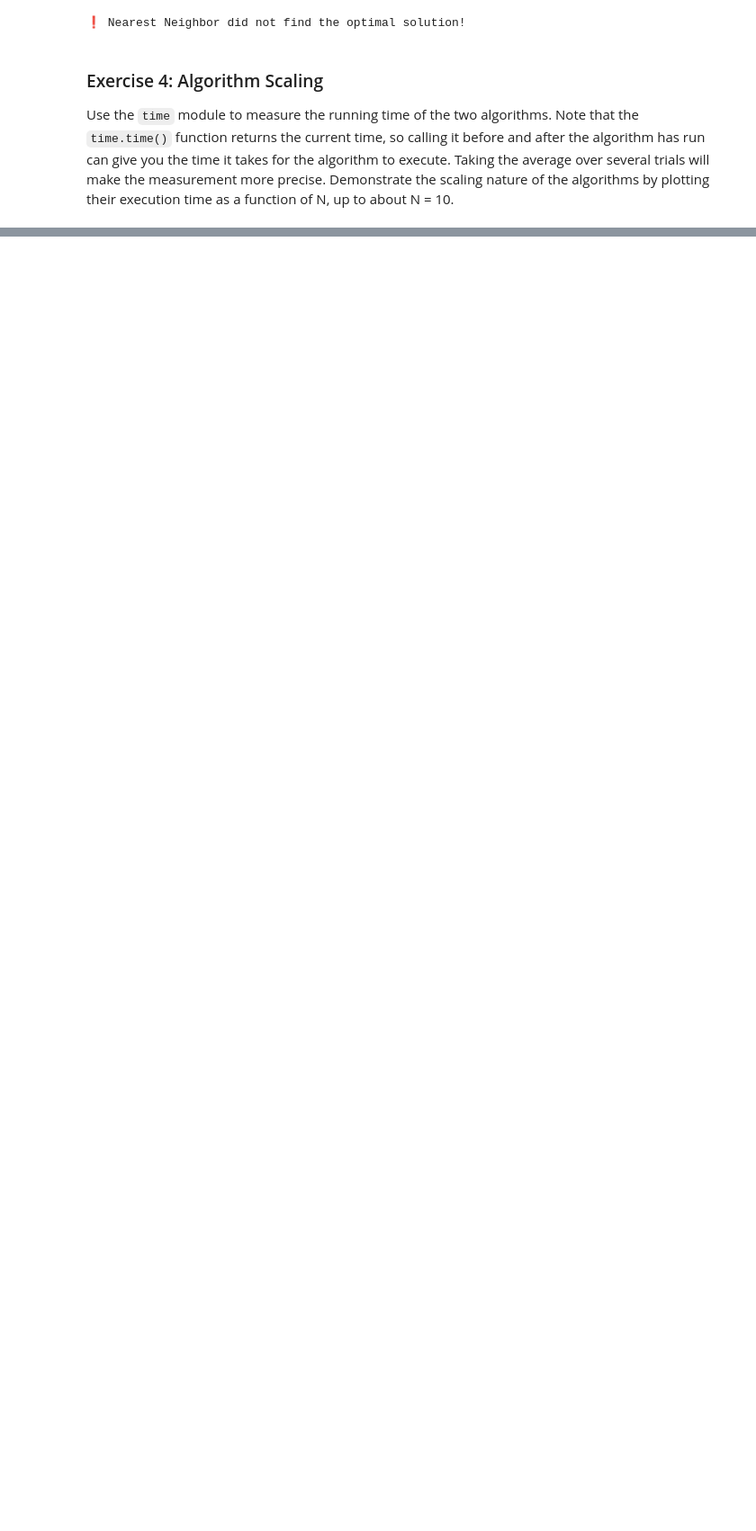
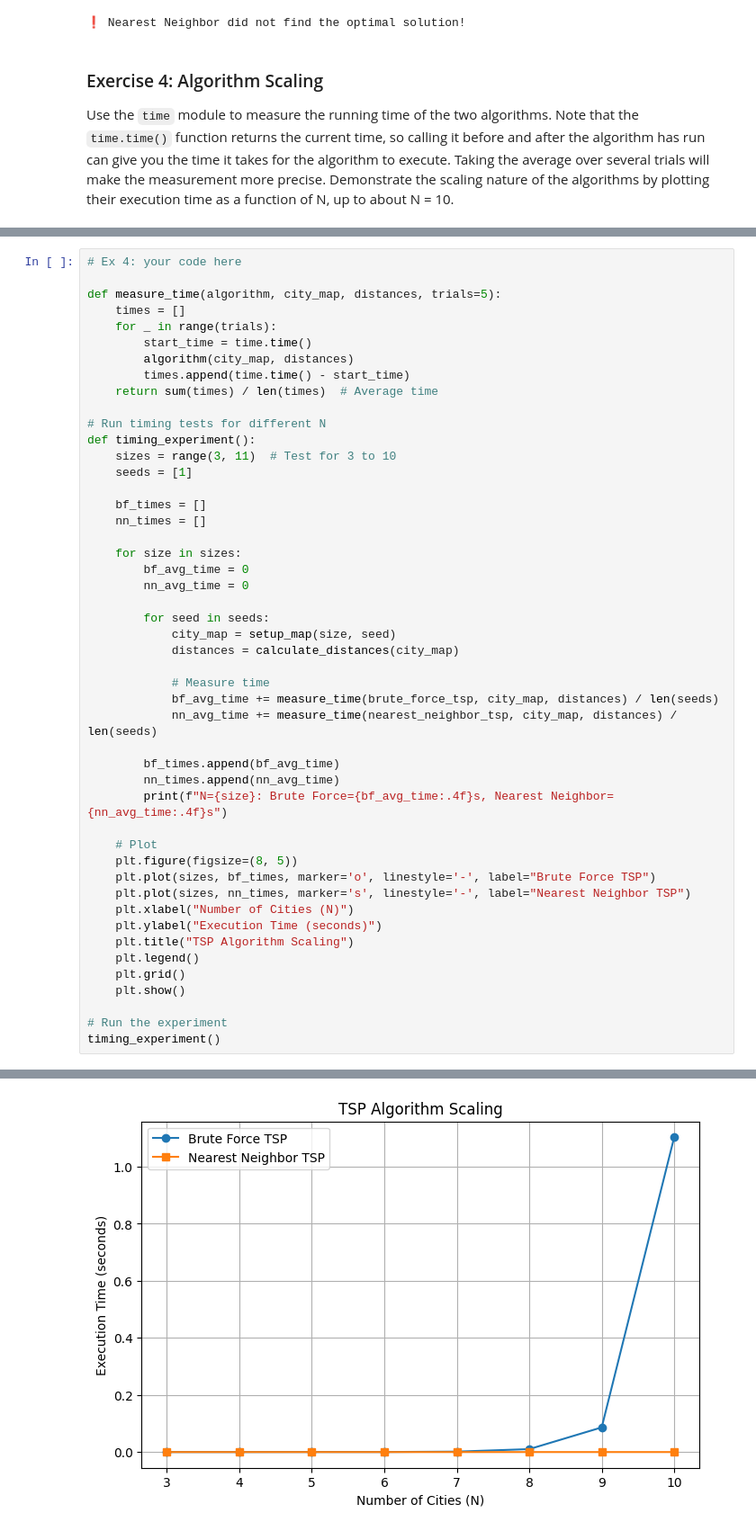
Before and after one commit to bakhadir0v/comp215-1-, a Jupyter notebook: labs/lab05_scaling.ipynb, the cells around one changed output, grey strips where cells are left out. Shown: that part at 90% size. Saved outputs shown, nothing was run; the diff lists cells and outputs as text; blank space fills up the shorter version.

```diff
--- a/labs/lab05_scaling.ipynb
+++ b/labs/lab05_scaling.ipynb
@@ -295,0 +294,49 @@ Use the `time` module to measure the running time of the two algorithms.  Note t
+# %%
+# Ex 4: your code here
+
+def measure_time(algorithm, city_map, distances, trials=5):
+    times = []
+    for _ in range(trials):
+        start_time = time.time()
+        algorithm(city_map, distances)
+        times.append(time.time() - start_time)
+    return sum(times) / len(times)  # Average time
+
+# Run timing tests for different N
+def timing_experiment():
+    sizes = range(3, 11)  # Test for 3 to 10
+    seeds = [1]
+
+    bf_times = []
+    nn_times = []
+
+    for size in sizes:
+        bf_avg_time = 0
+        nn_avg_time = 0
+
+        for seed in seeds:
+            city_map = setup_map(size, seed)
+            distances = calculate_distances(city_map)
+
+            # Measure time
+            bf_avg_time += measure_time(brute_force_tsp, city_map, distances) / len(seeds)
+            nn_avg_time += measure_time(nearest_neighbor_tsp, city_map, distances) / len(seeds)
+
+        bf_times.append(bf_avg_time)
+        nn_times.append(nn_avg_time)
+        print(f"N={size}: Brute Force={bf_avg_time:.4f}s, Nearest Neighbor={nn_avg_time:.4f}s")
+
+    # Plot
+    plt.figure(figsize=(8, 5))
+    plt.plot(sizes, bf_times, marker='o', linestyle='-', label="Brute Force TSP")
+    plt.plot(sizes, nn_times, marker='s', linestyle='-', label="Nearest Neighbor TSP")
+    plt.xlabel("Number of Cities (N)")
+    plt.ylabel("Execution Time (seconds)")
+    plt.title("TSP Algorithm Scaling")
+    plt.legend()
+    plt.grid()
+    plt.show()
+
+# Run the experiment
+timing_experiment()
+# %% [output]
@@ -295,0 +351 @@ Use the `time` module to measure the running time of the two algorithms.  Note t
+[figure, added]
```
Also changed, not shown: parts of 2 cells of this notebook.
